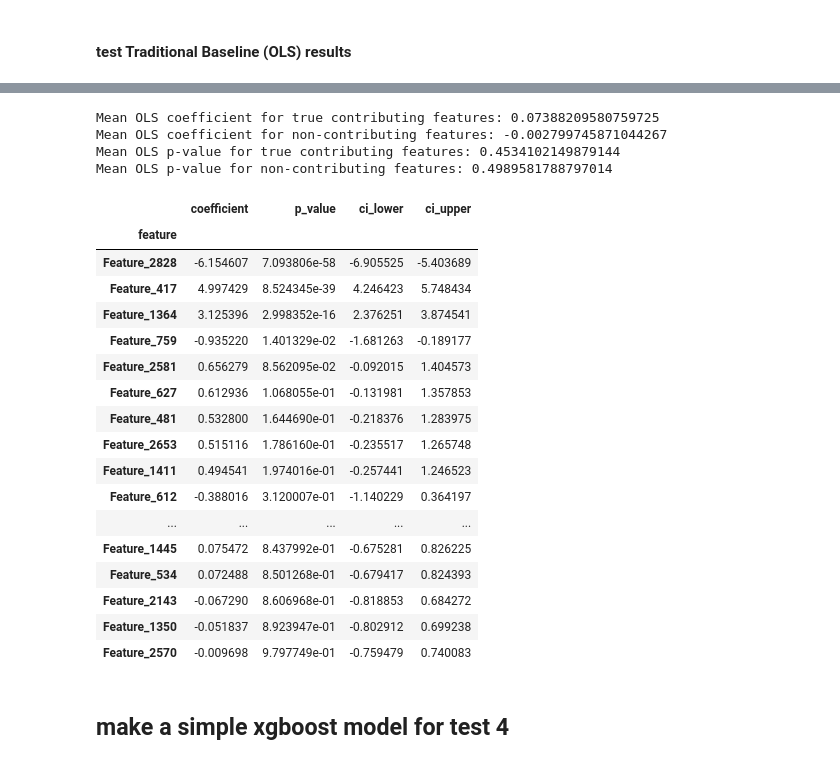
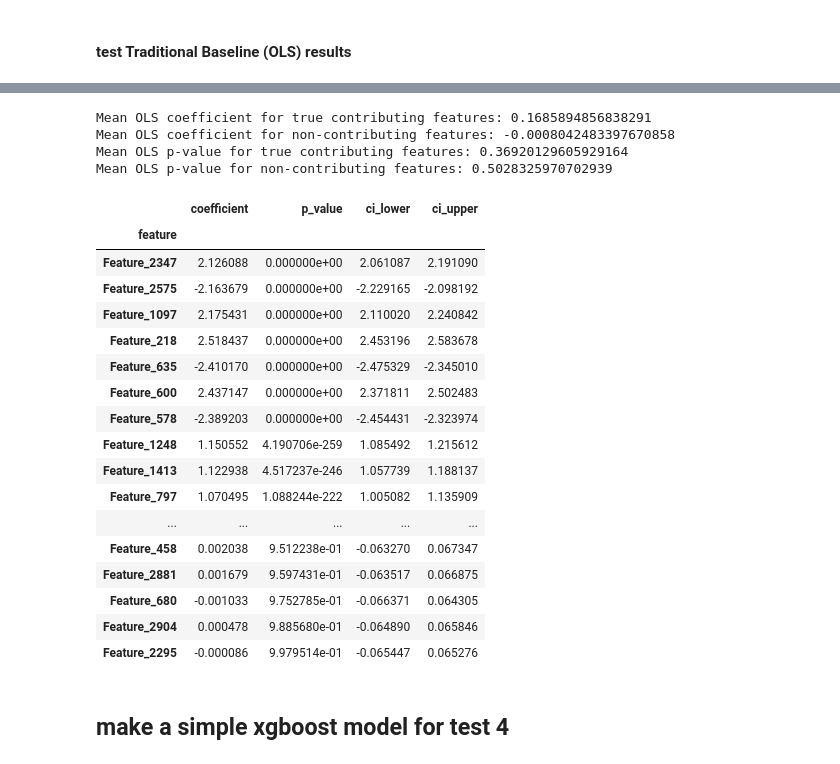
Before and after one commit to lior0110/XAI-tests, a Jupyter notebook: continuous_to_continuous_2.ipynb, the cells around one changed output, grey strips where cells are left out. Saved outputs shown, nothing was run; the diff lists cells and outputs as text; code cells hidden in the pictures.

```diff
--- a/continuous_to_continuous_2.ipynb
+++ b/continuous_to_continuous_2.ipynb
@@ -4,3 +4,32 @@
 
 from continuous_to_continuous import *
 import time
+# %%
+
+# 1. Setup & Data
+X, X_hidden, y, ground_truth = generate_synthetic_data_with_complex_features(
+    num_inputs = 3000,
+    num_samples = 50000,
+    num_contributing_features = (5, 15),
+    num_hidden_features = (100, 200),
+    weight_range = (-3.0, 3.0),
+    shift_range = (-2.0, 2.0),
+    num_interactions = (10, 20),
+    num_poly_features = (3, 6),
+    num_v_shaped_features = (3, 6),
+    interaction_weight_range = (-3.0, 3.0),
+    noise_std = 0.05,
+    hidden_in_linear = True,
+    hidden_in_interactions = True,
+    hidden_in_nonlinear = True,
+    input_range = (-5.0, 5.0),
+    missing_pct = 0.1,          # 10% of the data will be missing (NaN)
+    error_pct = 0.1             # 10% of the data will be corrupted
+    )
+
+
+
+# Split data here so both OLS and XGBoost train on the exact same subsets
+X_train, X_test, y_train, y_test = train_test_split(X, y, test_size=0.2, random_state=None)
+
+# ground_truth
@@ -1278,54 +1365,62 @@ ols_model.summary()
 
 coefs = ols_model.params.drop('const')
 pvalues = ols_model.pvalues.drop('const')
 conf_int = ols_model.conf_int().drop('const')
 
 ols_results_df = pd.DataFrame({
     'feature': coefs.index,
     'coefficient': coefs,
     'p_value': pvalues,
     'ci_lower': conf_int[0],
     'ci_upper': conf_int[1]
 })
 ols_results_df.sort_values(by='p_value', inplace=True)
 ols_results_df.set_index('feature', inplace=True)
 ols_results_df
 
 
 # get a list of the union of the keys of true_linear_weights and true_interaction_weights
-all_keys = set(true_linear_weights.keys()) | set(true_interaction_weights.keys())
+# all_keys = set(true_linear_weights.keys()) | set(true_interaction_weights.keys())
+all_keys = (
+    set(ground_truth["linear"].keys())
+    | set(ground_truth["poly"].keys())
+    | set(ground_truth["v_shaped"].keys())
+    | {f for item in ground_truth["interactions"] for f in item["features"]}
+)
+all_visible_keys = {f for f in all_keys if not f.startswith("Hidden_")}
+all_keys = all_visible_keys
 all_keys
 
 print("Mean OLS coefficient for true contributing features:", ols_results_df[ols_results_df.index.isin(all_keys)]['coefficient'].mean())
 print("Mean OLS coefficient for non-contributing features:", ols_results_df[~ols_results_df.index.isin(all_keys)]['coefficient'].mean())
 
 print("Mean OLS p-value for true contributing features:", ols_results_df[ols_results_df.index.isin(all_keys)]['p_value'].mean())
 print("Mean OLS p-value for non-contributing features:", ols_results_df[~ols_results_df.index.isin(all_keys)]['p_value'].mean())
 
 ols_results_df[ols_results_df.index.isin(all_keys)].sort_values(by='p_value', ascending=True)
 # %% [output]
-Mean OLS coefficient for true contributing features: 0.07388209580759725
-Mean OLS coefficient for non-contributing features: -0.002799745871044267
-Mean OLS p-value for true contributing features: 0.4534102149879144
-Mean OLS p-value for non-contributing features: 0.4989581788797014
+Mean OLS coefficient for true contributing features: 0.1685894856838291
+Mean OLS coefficient for non-contributing features: -0.0008042483397670858
+Mean OLS p-value for true contributing features: 0.36920129605929164
+Mean OLS p-value for non-contributing features: 0.5028325970702939
 |  | coefficient | p_value | ci_lower | ci_upper |
 | feature |  |  |  |  |
-| Feature_2828 | -6.154607 | 7.093806e-58 | -6.905525 | -5.403689 |
-| Feature_417 | 4.997429 | 8.524345e-39 | 4.246423 | 5.748434 |
-| Feature_1364 | 3.125396 | 2.998352e-16 | 2.376251 | 3.874541 |
-| Feature_759 | -0.935220 | 1.401329e-02 | -1.681263 | -0.189177 |
-| Feature_2581 | 0.656279 | 8.562095e-02 | -0.092015 | 1.404573 |
-| Feature_627 | 0.612936 | 1.068055e-01 | -0.131981 | 1.357853 |
-| Feature_481 | 0.532800 | 1.644690e-01 | -0.218376 | 1.283975 |
-| Feature_2653 | 0.515116 | 1.786160e-01 | -0.235517 | 1.265748 |
-| Feature_1411 | 0.494541 | 1.974016e-01 | -0.257441 | 1.246523 |
-| Feature_612 | -0.388016 | 3.120007e-01 | -1.140229 | 0.364197 |
+| Feature_2347 | 2.126088 | 0.000000e+00 | 2.061087 | 2.191090 |
+| Feature_2575 | -2.163679 | 0.000000e+00 | -2.229165 | -2.098192 |
+| Feature_1097 | 2.175431 | 0.000000e+00 | 2.110020 | 2.240842 |
+| Feature_218 | 2.518437 | 0.000000e+00 | 2.453196 | 2.583678 |
+| Feature_635 | -2.410170 | 0.000000e+00 | -2.475329 | -2.345010 |
+| Feature_600 | 2.437147 | 0.000000e+00 | 2.371811 | 2.502483 |
+| Feature_578 | -2.389203 | 0.000000e+00 | -2.454431 | -2.323974 |
+| Feature_1248 | 1.150552 | 4.190706e-259 | 1.085492 | 1.215612 |
+| Feature_1413 | 1.122938 | 4.517237e-246 | 1.057739 | 1.188137 |
+| Feature_797 | 1.070495 | 1.088244e-222 | 1.005082 | 1.135909 |
 | ... | ... | ... | ... | ... |
-| Feature_1445 | 0.075472 | 8.437992e-01 | -0.675281 | 0.826225 |
-| Feature_534 | 0.072488 | 8.501268e-01 | -0.679417 | 0.824393 |
-| Feature_2143 | -0.067290 | 8.606968e-01 | -0.818853 | 0.684272 |
-| Feature_1350 | -0.051837 | 8.923947e-01 | -0.802912 | 0.699238 |
-| Feature_2570 | -0.009698 | 9.797749e-01 | -0.759479 | 0.740083 |
+| Feature_458 | 0.002038 | 9.512238e-01 | -0.063270 | 0.067347 |
+| Feature_2881 | 0.001679 | 9.597431e-01 | -0.063517 | 0.066875 |
+| Feature_680 | -0.001033 | 9.752785e-01 | -0.066371 | 0.064305 |
+| Feature_2904 | 0.000478 | 9.885680e-01 | -0.064890 | 0.065846 |
+| Feature_2295 | -0.000086 | 9.979514e-01 | -0.065447 | 0.065276 |
 # %% [markdown]
 ## make a simple xgboost model for test 4
 # %%
```
Also changed, not shown: parts of 60 cells of this notebook, 1 other file.
